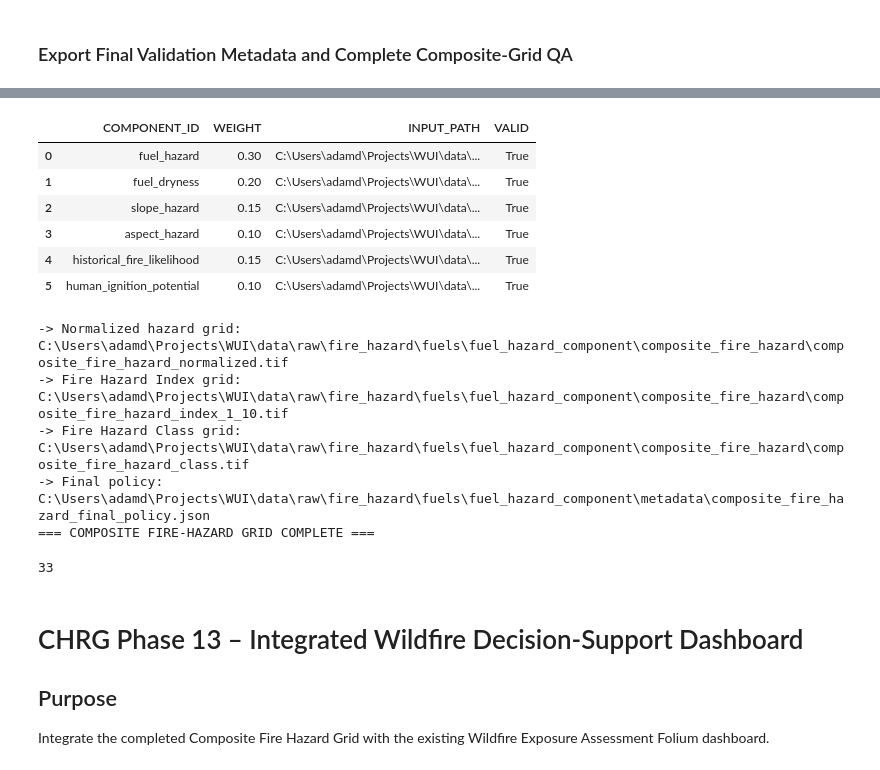
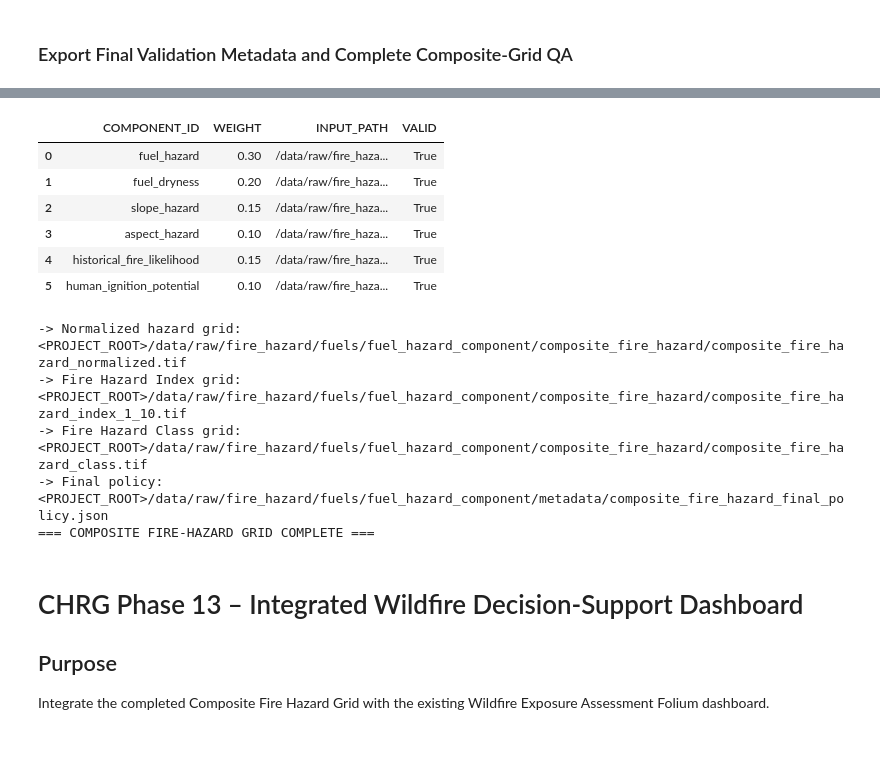
Before and after one commit to aval0311/utah-wui-exposure-analysis, a Jupyter notebook: notebooks/utah_wui_exposure_analysis.ipynb, the cells around one changed output, grey strips where cells are left out. Saved outputs shown, nothing was run; the diff lists cells and outputs as text; code cells hidden in the pictures.

```diff
--- a/notebooks/utah_wui_exposure_analysis.ipynb
+++ b/notebooks/utah_wui_exposure_analysis.ipynb
@@ -42810,6 +42823,6 @@ del road_presence, road_distance_m, road_hazard
 # Release aligned land-cover and combined hazard arrays after component completion.
 del aligned_nlcd, developed_hazard, human_hazard
 # Request garbage collection to recover memory before later notebook phases run.
-gc.collect()
+_ = gc.collect()
 # %% [output]
 |  | COMPONENT_ID | ROAD_FEATURES | PRIMARY_OUTPUT | PATH | FILE_EXISTS | GRID_VALID | STRUCTURE_VALID | ... |
@@ -43362,6 +43373,6 @@ print(f'-> Final policy: {fire_hazard_final_policy_path}')
 print('=== COMPOSITE FIRE-HAZARD GRID COMPLETE ===')
 
 # Release any unreferenced objects after the final composite-grid outputs are complete.
-gc.collect()
+_ = gc.collect()
 # %% [output]
 |  | MODEL_NAME | MODEL_VERSION | NORMALIZED_OUTPUT | INDEX_OUTPUT | CLASS_OUTPUT | NORMALIZED_VALID_PIXELS | ... |
@@ -43369,16 +43380,15 @@ gc.collect()
 |  | COMPONENT_ID | WEIGHT | INPUT_PATH | VALID |
-| 0 | fuel_hazard | 0.30 | C:\Users\adamd\Projects\WUI\data\... | True |
-| 1 | fuel_dryness | 0.20 | C:\Users\adamd\Projects\WUI\data\... | True |
-| 2 | slope_hazard | 0.15 | C:\Users\adamd\Projects\WUI\data\... | True |
-| 3 | aspect_hazard | 0.10 | C:\Users\adamd\Projects\WUI\data\... | True |
-| 4 | historical_fire_likelihood | 0.15 | C:\Users\adamd\Projects\WUI\data\... | True |
-| 5 | human_ignition_potential | 0.10 | C:\Users\adamd\Projects\WUI\data\... | True |
+| 0 | fuel_hazard | 0.30 | /data/raw/fire_haza... | True |
+| 1 | fuel_dryness | 0.20 | /data/raw/fire_haza... | True |
+| 2 | slope_hazard | 0.15 | /data/raw/fire_haza... | True |
+| 3 | aspect_hazard | 0.10 | /data/raw/fire_haza... | True |
+| 4 | historical_fire_likelihood | 0.15 | /data/raw/fire_haza... | True |
+| 5 | human_ignition_potential | 0.10 | /data/raw/fire_haza... | True |
--> Normalized hazard grid: C:\Users\adamd\Projects\WUI\data\raw\fire_hazard\fuels\fuel_hazard_component\composite_fire_hazard\composite_fire_hazard_normalized.tif
--> Fire Hazard Index grid: C:\Users\adamd\Projects\WUI\data\raw\fire_hazard\fuels\fuel_hazard_component\composite_fire_hazard\composite_fire_hazard_index_1_10.tif
--> Fire Hazard Class grid: C:\Users\adamd\Projects\WUI\data\raw\fire_hazard\fuels\fuel_hazard_component\composite_fire_hazard\composite_fire_hazard_class.tif
--> Final policy: C:\Users\adamd\Projects\WUI\data\raw\fire_hazard\fuels\fuel_hazard_component\metadata\composite_fire_hazard_final_policy.json
+-> Normalized hazard grid: <PROJECT_ROOT>/data/raw/fire_hazard/fuels/fuel_hazard_component/composite_fire_hazard/composite_fire_hazard_normalized.tif
+-> Fire Hazard Index grid: <PROJECT_ROOT>/data/raw/fire_hazard/fuels/fuel_hazard_component/composite_fire_hazard/composite_fire_hazard_index_1_10.tif
+-> Fire Hazard Class grid: <PROJECT_ROOT>/data/raw/fire_hazard/fuels/fuel_hazard_component/composite_fire_hazard/composite_fire_hazard_class.tif
+-> Final policy: <PROJECT_ROOT>/data/raw/fire_hazard/fuels/fuel_hazard_component/metadata/composite_fire_hazard_final_policy.json
 === COMPOSITE FIRE-HAZARD GRID COMPLETE ===
-33
 # %% [markdown]
 # CHRG Phase 13 – Integrated Wildfire Decision-Support Dashboard
 
```
Also changed, not shown: parts of 79 cells of this notebook.
